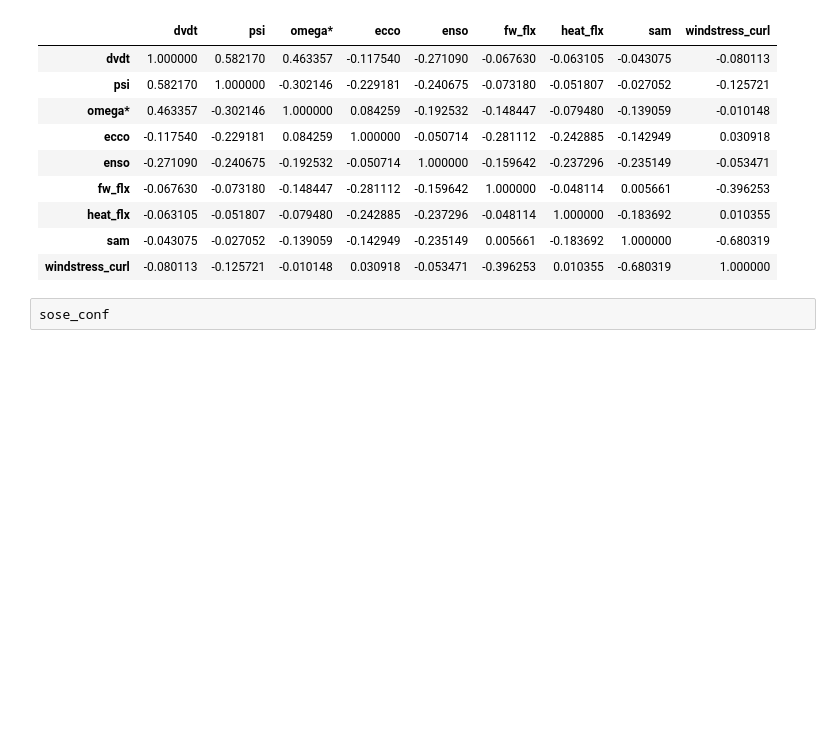
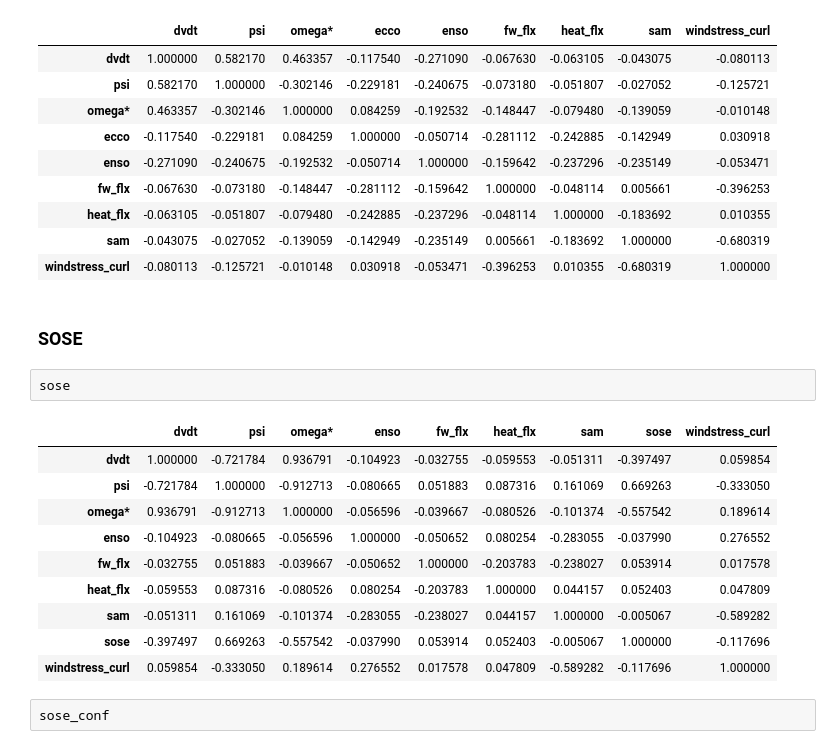
Before and after one commit to ocean-transport/WMT-project, a Jupyter notebook: stacked-figs/correlation-bars.ipynb, the cells around one changed output. Saved outputs shown, nothing was run; the diff lists cells and outputs as text; blank space fills up the shorter version.

```diff
--- a/stacked-figs/correlation-bars.ipynb
+++ b/stacked-figs/correlation-bars.ipynb
@@ -255,6 +272,21 @@ ecco_conf_high
 | heat_flx | -0.063105 | -0.051807 | -0.079480 | -0.242885 | -0.237296 | -0.048114 | 1.000000 | -0.183692 | 0.010355 |
 | sam | -0.043075 | -0.027052 | -0.139059 | -0.142949 | -0.235149 | 0.005661 | -0.183692 | 1.000000 | -0.680319 |
 | windstress_curl | -0.080113 | -0.125721 | -0.010148 | 0.030918 | -0.053471 | -0.396253 | 0.010355 | -0.680319 | 1.000000 |
+# %% [markdown]
+### SOSE
+# %%
+sose
+# %% [output]
+|  | dvdt | psi | omega* | enso | fw_flx | heat_flx | sam | sose | windstress_curl |
+| dvdt | 1.000000 | -0.721784 | 0.936791 | -0.104923 | -0.032755 | -0.059553 | -0.051311 | -0.397497 | 0.059854 |
+| psi | -0.721784 | 1.000000 | -0.912713 | -0.080665 | 0.051883 | 0.087316 | 0.161069 | 0.669263 | -0.333050 |
+| omega* | 0.936791 | -0.912713 | 1.000000 | -0.056596 | -0.039667 | -0.080526 | -0.101374 | -0.557542 | 0.189614 |
+| enso | -0.104923 | -0.080665 | -0.056596 | 1.000000 | -0.050652 | 0.080254 | -0.283055 | -0.037990 | 0.276552 |
+| fw_flx | -0.032755 | 0.051883 | -0.039667 | -0.050652 | 1.000000 | -0.203783 | -0.238027 | 0.053914 | 0.017578 |
+| heat_flx | -0.059553 | 0.087316 | -0.080526 | 0.080254 | -0.203783 | 1.000000 | 0.044157 | 0.052403 | 0.047809 |
+| sam | -0.051311 | 0.161069 | -0.101374 | -0.283055 | -0.238027 | 0.044157 | 1.000000 | -0.005067 | -0.589282 |
+| sose | -0.397497 | 0.669263 | -0.557542 | -0.037990 | 0.053914 | 0.052403 | -0.005067 | 1.000000 | -0.117696 |
+| windstress_curl | 0.059854 | -0.333050 | 0.189614 | 0.276552 | 0.017578 | 0.047809 | -0.589282 | -0.117696 | 1.000000 |
 # %%
 sose_conf
 # %% [output]
```
Also changed, not shown: parts of 5 cells of this notebook.
